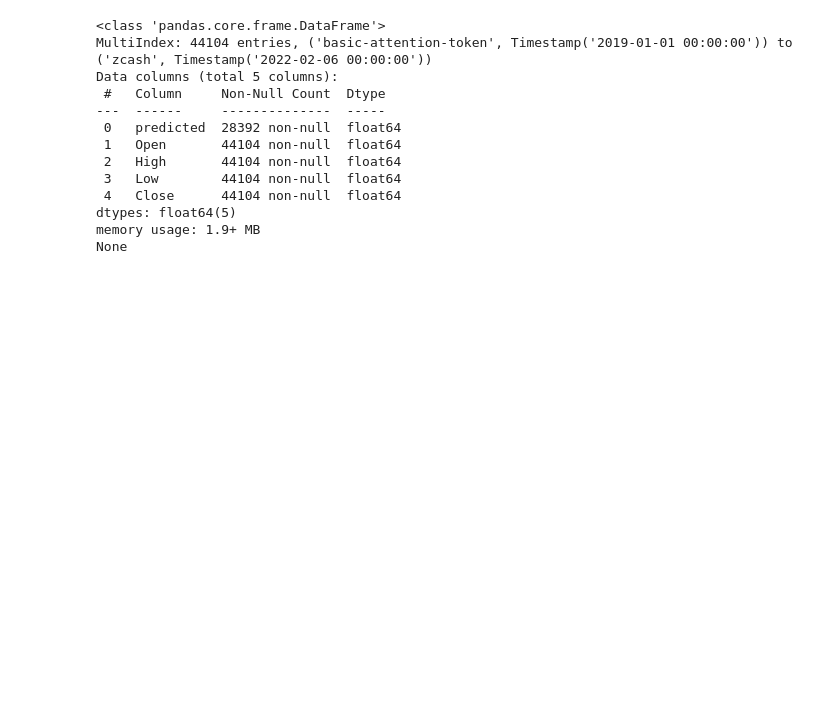
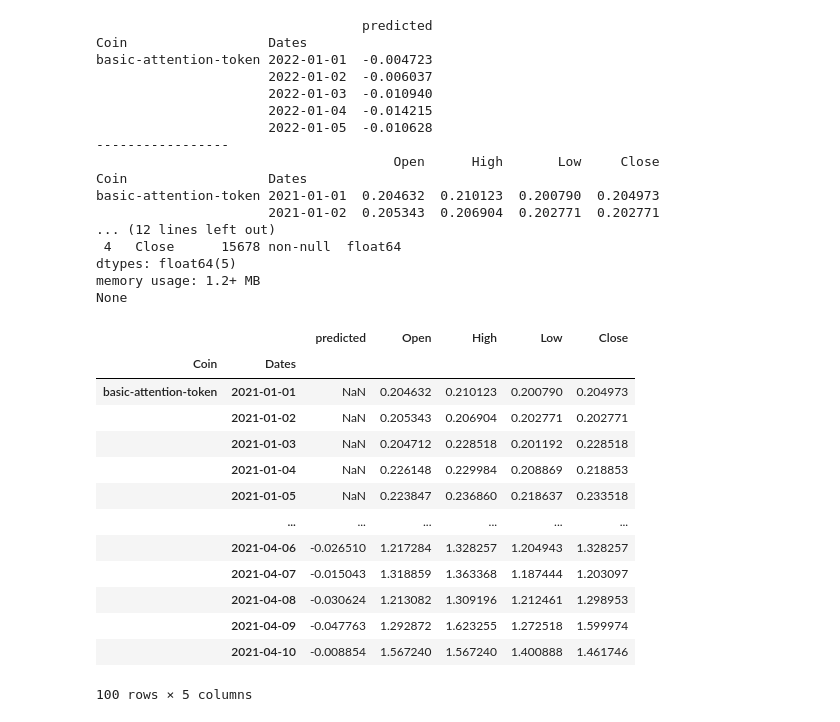
Before and after one commit to carlos-carlos/ML-Class-capstone-project, a Jupyter notebook: Step8_Backtest.ipynb, the cells around one changed output. Cells and saved outputs as stored; diff of their text form; code cells hidden in the pictures; blank space fills up the shorter version.

```diff
--- a/Step8_Backtest.ipynb
+++ b/Step8_Backtest.ipynb
@@ -65,9 +151,7 @@ def get_backtest_data(predictions, prices):
 
     best_alpha = predictions.groupby('alpha').apply(lambda x: spearmanr(x.actuals, x.predicted)[0]).idxmax()
     predictions = predictions[predictions.alpha == best_alpha]
-    predictions.index.names = ['Coin', 'Dates']
     tickers = predictions.index.get_level_values('Coin').unique()
-
 
     start = predictions.index.get_level_values('Dates').min().strftime('%Y-%m-%d')
     stop = (predictions.index.get_level_values('Dates').max() + pd.DateOffset(1)).strftime('%Y-%m-%d')
@@ -75,26 +159,34 @@ def get_backtest_data(predictions, prices):
     #prices = prices.sort_index().loc[idx[tickers, start:stop], :]
     predictions = predictions.loc[predictions.alpha == best_alpha, ['predicted']]
 
-    #print(predictions.head())
-    #print('-----------------')
-    #print(prices.head())
+    print(predictions.head())
+    print('-----------------')
+    prices = prices.sort_index()
+    print(prices.head())
+    #prices['predicted'] = predictions['predicted']
+    #mdf = prices
+    mdf = predictions.join(prices, how='right')
 
-    return predictions.join(prices, how='right')
+    return mdf
 
 
 data = get_backtest_data(lasso_predictions,prices)
 print(data.info())
 # %% [output]
-<class 'pandas.core.frame.DataFrame'>
-MultiIndex: 44104 entries, ('basic-attention-token', Timestamp('2019-01-01 00:00:00')) to ('zcash', Timestamp('2022-02-06 00:00:00'))
-Data columns (total 5 columns):
- #   Column     Non-Null Count  Dtype
----  ------     --------------  -----
- 0   predicted  28392 non-null  float64
- 1   Open       44104 non-null  float64
- 2   High       44104 non-null  float64
- 3   Low        44104 non-null  float64
- 4   Close      44104 non-null  float64
+                                  predicted
+Coin                  Dates
+basic-attention-token 2022-01-01  -0.004723
+                      2022-01-02  -0.006037
+                      2022-01-03  -0.010940
+                      2022-01-04  -0.014215
+                      2022-01-05  -0.010628
+-----------------
+                                      Open      High       Low     Close
+Coin                  Dates
+basic-attention-token 2021-01-01  0.204632  0.210123  0.200790  0.204973
+                      2021-01-02  0.205343  0.206904  0.202771  0.202771
+... (12 lines left out)
+ 4   Close      15678 non-null  float64
 dtypes: float64(5)
-memory usage: 1.9+ MB
+memory usage: 1.2+ MB
 None
@@ -101,2 +195,19 @@ None
+# %%
+data.head(100)
+# %% [output]
+|  |  | predicted | Open | High | Low | Close |
+| Coin | Dates |  |  |  |  |  |
+| basic-attention-token | 2021-01-01 | NaN | 0.204632 | 0.210123 | 0.200790 | 0.204973 |
+|  | 2021-01-02 | NaN | 0.205343 | 0.206904 | 0.202771 | 0.202771 |
+|  | 2021-01-03 | NaN | 0.204712 | 0.228518 | 0.201192 | 0.228518 |
+|  | 2021-01-04 | NaN | 0.226148 | 0.229984 | 0.208869 | 0.218853 |
+|  | 2021-01-05 | NaN | 0.223847 | 0.236860 | 0.218637 | 0.233518 |
+|  | ... | ... | ... | ... | ... | ... |
+|  | 2021-04-06 | -0.026510 | 1.217284 | 1.328257 | 1.204943 | 1.328257 |
+|  | 2021-04-07 | -0.015043 | 1.318859 | 1.363368 | 1.187444 | 1.203097 |
+|  | 2021-04-08 | -0.030624 | 1.213082 | 1.309196 | 1.212461 | 1.298953 |
+|  | 2021-04-09 | -0.047763 | 1.292872 | 1.623255 | 1.272518 | 1.599974 |
+|  | 2021-04-10 | -0.008854 | 1.567240 | 1.567240 | 1.400888 | 1.461746 |
+100 rows × 5 columns
 # %%
 #data = data.swaplevel()
```
Also changed, not shown: parts of 15 cells of this notebook.
